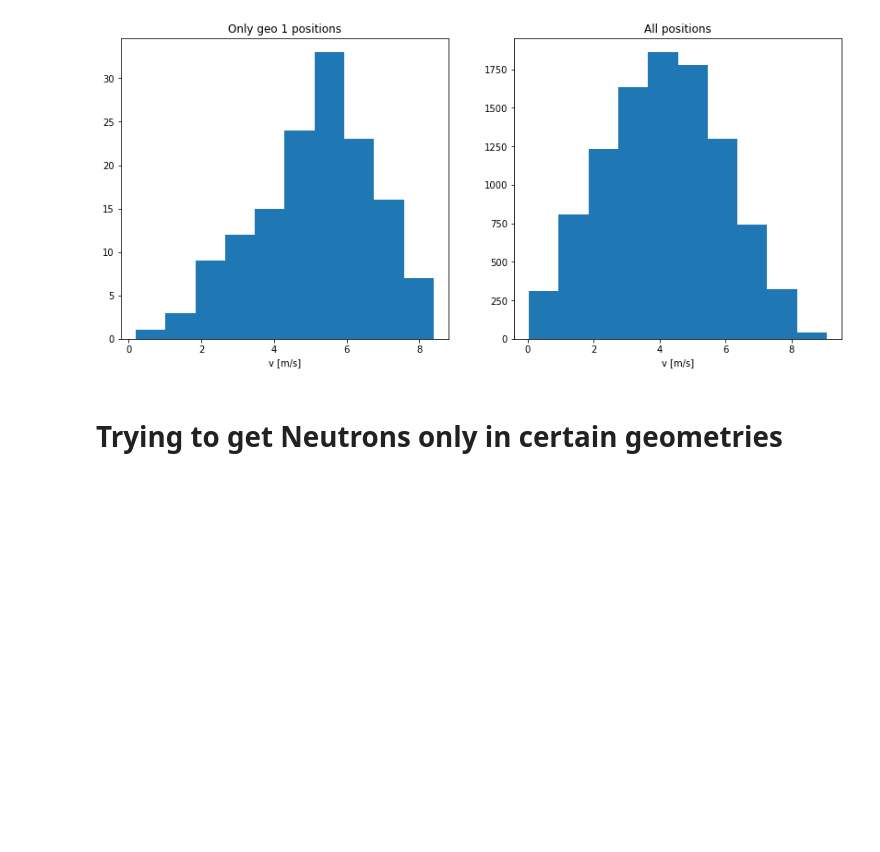
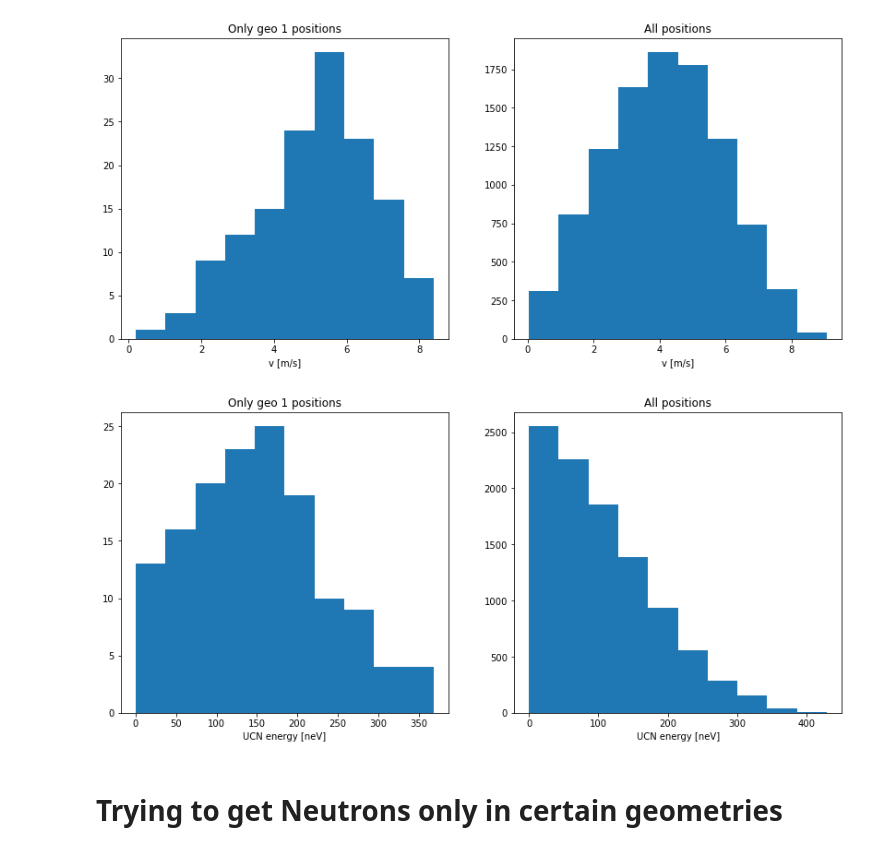
Before and after one commit to eklem1/MesonMagMapping, a Jupyter notebook: PENTrackAnalysis/UCNVelocity.ipynb, the cells around one changed output. Saved outputs shown, nothing was run; the diff lists cells and outputs as text; code cells hidden in the pictures; blank space fills up the shorter version.

Commit message:
Looking at energy distr. from PENTrack

```diff
--- a/PENTrackAnalysis/UCNVelocity.ipynb
+++ b/PENTrackAnalysis/UCNVelocity.ipynb
@@ -24,3 +28,17 @@ Nsnapshot = up.open(file1+":neutronsnapshot")
+# %%
+c = const.c
+
+'''
+Takes in mass of particle in eV and velocity in m/s
+and outputs energy in eV
+- assumes non-relativistic particles
+'''
+E = lambda m_c2, v: 1/2*m_c2*(v/c)**2
+
+V_1 = 8 #m/s
+m_n = const.physical_constants['neutron mass energy equivalent in MeV'][0] *1e6 #convert to eV
+
+# E(m_n, V_1)
 # %%
 #all UCNs
 particleSS_all = Nsnapshot.arrays(["vxend", "vyend", "vzend"])
@@ -64,3 +82,16 @@ plt.show()
 # %% [output]
 [figure]
 [figure]
+# %%
+#same thing but now plotting as total energy - seeing if this makes sense
+fig, axs = plt.subplots(1, 2, figsize=(14,6))
+axs[0].hist(E(m_n, V_mag_1)*1e9)
+axs[0].set_title("Only geo 1 positions")
+axs[0].set_xlabel("UCN energy [neV]")
+axs[1].hist(E(m_n, V_mag_all)*1e9)
+axs[1].set_title("All positions")
+axs[1].set_xlabel("UCN energy [neV]")
+
+plt.show()
+# %% [output]
+[figure, added]
```
Also changed, not shown: parts of 3 cells of this notebook.
